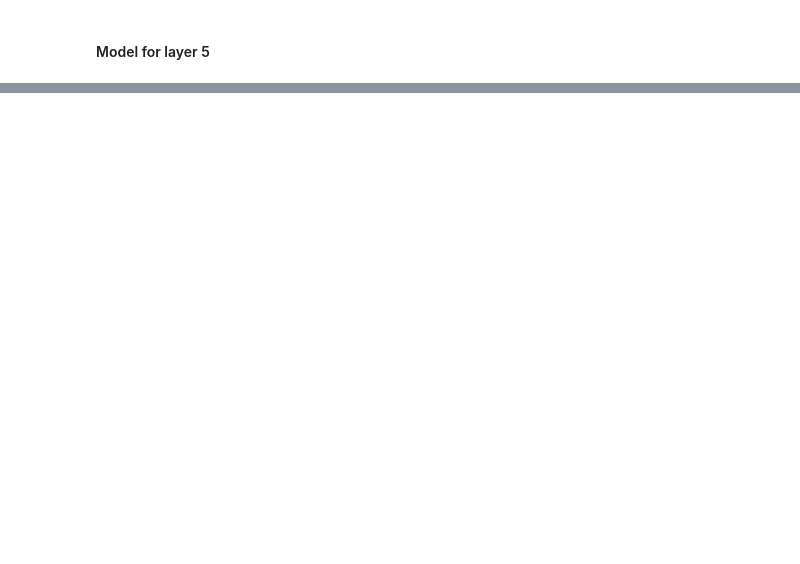
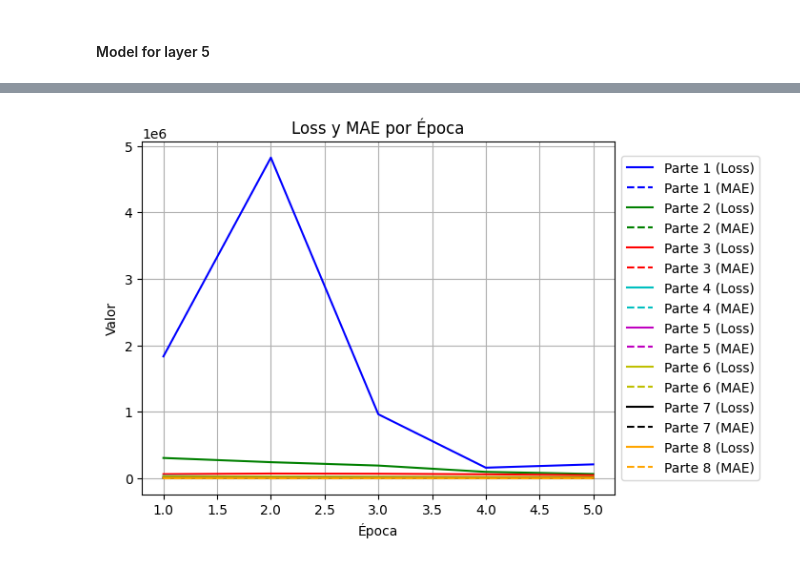
Before and after one commit to Benjaxmen/pm-prediction, a Jupyter notebook: image_conversion.ipynb, the cells around one changed output, grey strips where cells are left out. Drawn from its saved outputs; the diff is of its cells as text; code cells hidden in the pictures; blank space fills up the shorter version.

```diff
--- a/image_conversion.ipynb
+++ b/image_conversion.ipynb
@@ -52,11 +56,11 @@ for info in image_info:
 # %%
 with open('mp10.txt', 'r') as f:
   mp10 = [float(line.strip()) for line in f]
-mp10=mp10[:5000]
+mp10=mp10[:20000]
 # %%
 
 for a in range(len(image_files)):
-    image_files[a]="../GEE_Images/"+image_files[a]
+    image_files[a]="/home/benjaxmen/Downloads/GEE_Images/"+image_files[a]
 train_image_files, test_image_files, train_mp10, test_mp10 = train_test_split(
     image_files, mp10, test_size=0.2, random_state=42)
 # %% [markdown]
@@ -393,8 +397,7 @@ def build_model_layer():
 # %%
 model_0=build_model_layer()
 # Compilar el modelo
-adam=tf.keras.optimizers.Adam(learning_rate=0.0005)
-model_0.compile(optimizer=adam, loss='mean_squared_error' ,metrics=['mae'])
+model_0.compile(optimizer='adam', loss='mean_squared_error' ,metrics=['mae'])
 
 # Resumen del modelo
 model_0.summary()
@@ -423,6 +429,6 @@ Model: "sequential_4"
 # %%
 # Configuración de entrenamiento
-batch_size = 500
+batch_size = 2000
 epochs = 5
 full_history_0=[]
 # Dividir el conjunto de datos en partes (si es necesario)
@@ -951,0 +970,30 @@ plt.show()
+# %%
+import matplotlib.pyplot as plt
+
+colors = ['b', 'g', 'r', 'c', 'm', 'y','k','orange', 'purple', 'brown', 'pink', 'lime', 'teal', 'gray', 'olive', 'navy']
+
+# Itera sobre cada full_history y grafica sus datos
+
+for a in range(len(full_history_0)):
+    # Extrae los valores de loss y mae de la full_history actual
+    loss = full_history[a][0]
+    mae = full_history[a][1]
+
+    # Grafica los valores de loss
+    plt.plot(range(1, len(loss) + 1), loss, label=str('Parte ')+str(a+1) + ' (Loss)', color=colors[a])
+
+    # Grafica los valores de mae
+    plt.plot(range(1, len(mae) + 1), mae, label=str('Parte ')+str(a+1) + ' (MAE)', linestyle='dashed', color=colors[a])
+
+# Agrega etiquetas al gráfico
+plt.xlabel('Época')
+plt.ylabel('Valor')
+
+plt.title('Loss y MAE por Época')
+plt.legend(loc='center left', bbox_to_anchor=(1, 0.5)) # Coloca la leyenda fuera del gráfico
+plt.grid(True)
+
+# Muestra el gráfico
+plt.show()
+# %% [output]
+[figure, added]
```
Also changed, not shown: parts of 24 cells of this notebook, 3 other files.
